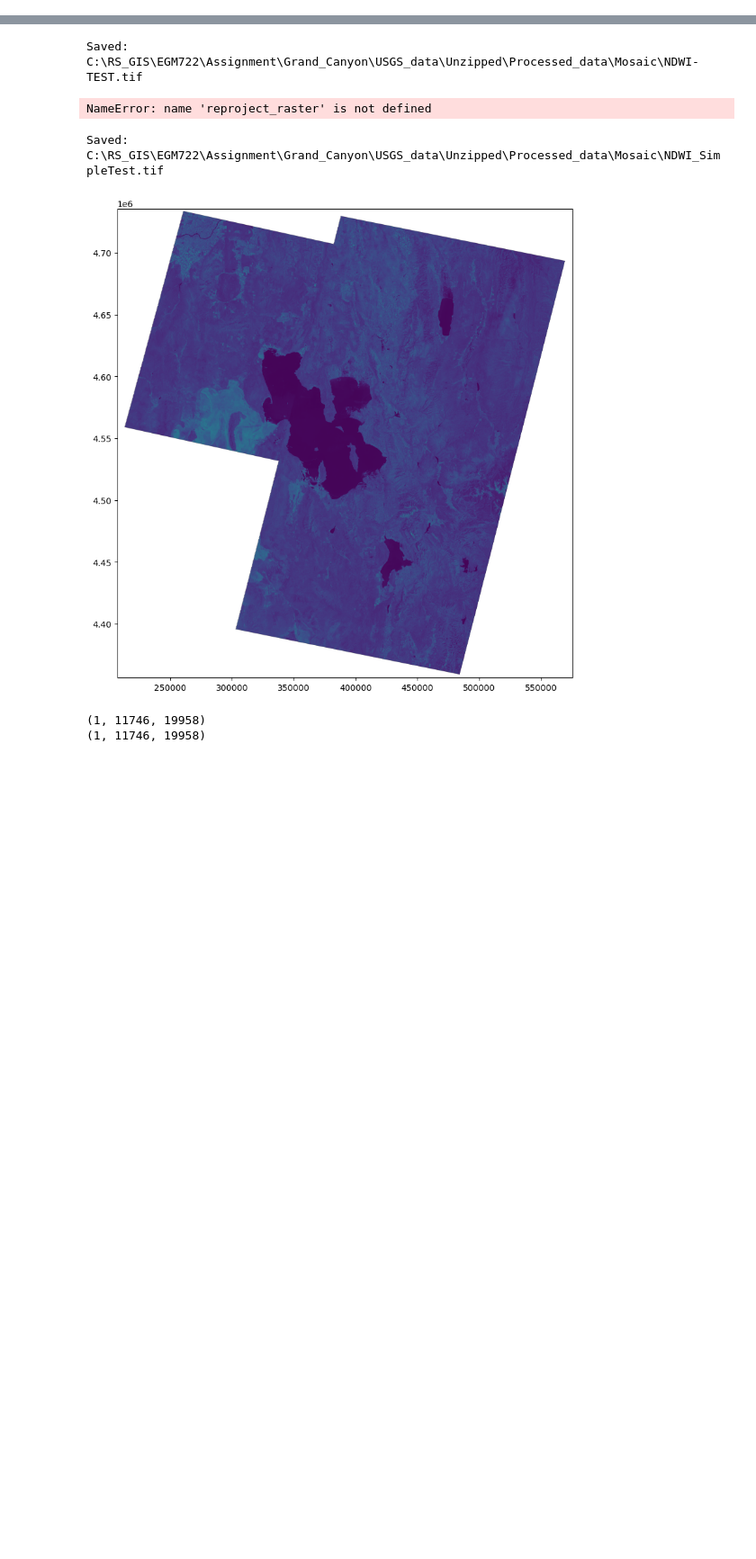
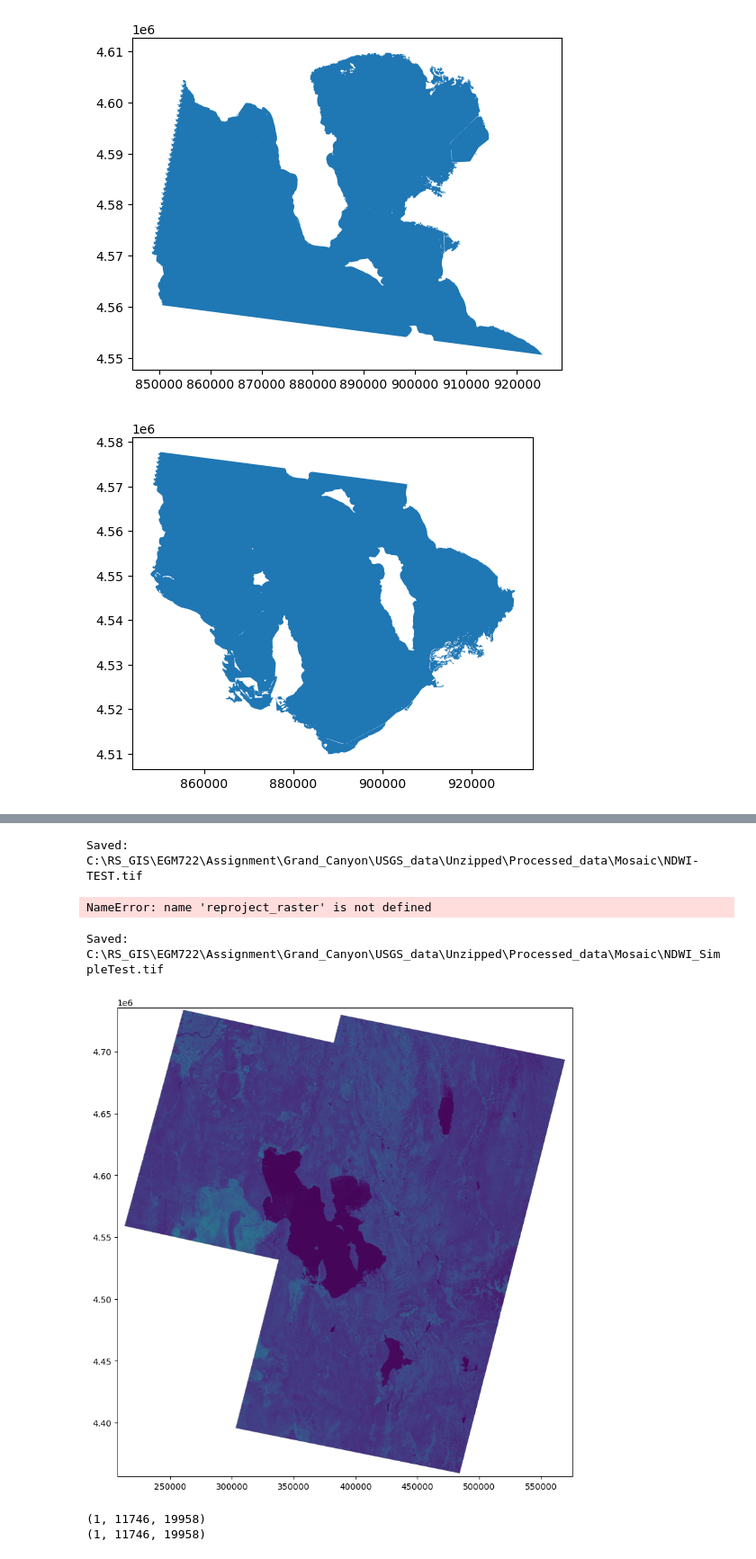
Before and after one commit to jjmcloughlin05/EGM722-Assessment, a Jupyter notebook: Assignment-II.ipynb, the cells around one changed output, grey strips where cells are left out. Shown at 90% size. Saved outputs shown, nothing was run; the diff lists cells and outputs as text; code cells hidden in the pictures; blank space fills up the shorter version.

Commit message:
features - water classification & polygonising rasters
Identified regions of water in ndwi images (pixel value > 0), then converted the masks to vector polygons

```diff
--- a/Assignment-II.ipynb
+++ b/Assignment-II.ipynb
@@ -17,10 +20,14 @@ import numpy as np
 # %%
-base = Path("C:/RS_GIS/EGM722/Assignment/Grand_Canyon/USGS_data/Unzipped")
+base = Path("C:/RS_GIS/EGM722/Assignment/great_salt_lake/USGS_data/Unzipped/two_years")
 
 NDI_out = base/"Processed_data"/"NDI"
 NDI_out.mkdir(parents=True, exist_ok=True)
 mosaic_out = base/"Processed_data"/"Mosaic"
 mosaic_out.mkdir(parents=True, exist_ok=True)
+classified_out = base/"Processed_data"/"classified"
+classified_out.mkdir(parents=True, exist_ok=True)
+polygon_out = base/"Processed_data"/"polygon"
+polygon_out.mkdir(parents=True, exist_ok=True)
 
 NDI_choice = {
     "NDVI": 0,
@@ -153,0 +136,72 @@ Saved: C:\RS_GIS\EGM722\Assignment\Grand_Canyon\USGS_data\Unzipped\Processed_dat
+# %%
+for yr in df["year"].unique():
+    for pathrow in df["path_row"].unique():
+        ndwi_img = NDI_out/f"{yr}_{pathrow}_NDWI.tif"
+        with rio.open(ndwi_img) as src:
+            ndwi = src.read(1)
+            meta = src.meta.copy()
+            water = np.where(ndwi>0,1,0).astype("uint8")
+            clean = median_filter(water, size=3).astype("uint8")
+            meta.update(dtype="uint8", nodata=0)
+            img_save = classified_path / f"{yr}_{pathrow}_classified_ndwi.tif"
+        with rio.open(img_save, "w", **meta) as dst:
+            dst.write(clean,1)
+# %%
+all_polygons = []
+gdf_all = None
+gdf = None
+largest = None
+for yr in df["year"].unique():
+    for pathrow in df["path_row"].unique():
+        ndwi_classified = classified_path / f"{yr}_{pathrow}_classified_ndwi.tif"
+        with rio.open(ndwi_classified) as src:
+            image = src.read(1)
+            transform = src.transform
+            results = shapes(image, transform=transform)
+
+        water_geoms = []
+        for geom, value in results:
+            if value == 1:
+                water_geoms.append(geom)
+
+        polygons = [shape(g) for g in water_geoms]
+        gdf = gpd.GeoDataFrame(geometry=polygons, crs=src.crs)
+
+        gdf = gdf.to_crs(32611)
+        gdf["area"] = gdf.geometry.area
+
+        largest_geom = gdf.loc[gdf["area"].idxmax()].geometry
+
+        largest = gpd.GeoDataFrame(
+            geometry=[largest_geom],
+            crs=gdf.crs
+        )
+        poly_save = polygon_out / f"water_boundary_{yr}_{pathrow}.png"
+        largest.plot().figure.savefig(poly_save)
+        largest["year"] = yr
+        largest["pathrow"] = pathrow
+        all_polygons.append(largest)
+
+    gdf_all = gpd.GeoDataFrame(pd.concat(all_polygons, ignore_index=True), crs=32611)
+    polys_out = polygon_out / f"water_boundaries_{yr}_{pathrow}.shp"
+    gdf_all.to_file(polys_out)
+    merged_polygon = gdf_all.geometry.union_all()
+    joined = gpd.GeoDataFrame(geometry=[merged_polygon], crs=gdf_all.crs)
+    joined_out = polygon_out / f"joined_{yr}.shp"
+    joined.to_file(joined_out)
+    full_save = polygon_out / f"full_{yr}.png"
+    gpd.GeoSeries([merged_polygon], crs=gdf_all.crs).plot().figure.savefig(full_save)
+
+
+
+
+
+
+#merged = gpd.GeoDataFrame(geometry=[gpd.GeoSeries(pd.concat(all_polygons)).unary_union], crs=32611)
+
+#        fig, ax = plt.subplots(figsize=(10,10))
+#        gpd.GeoDataFrame(geometry=[largest.geometry], crs=gdf.crs).plot(ax=ax, color="blue", edgecolor="black")
+#        plt.show()
+# %% [output]
+[figure, added]
+[figure, added]
```
Also changed, not shown: parts of 5 cells of this notebook.
